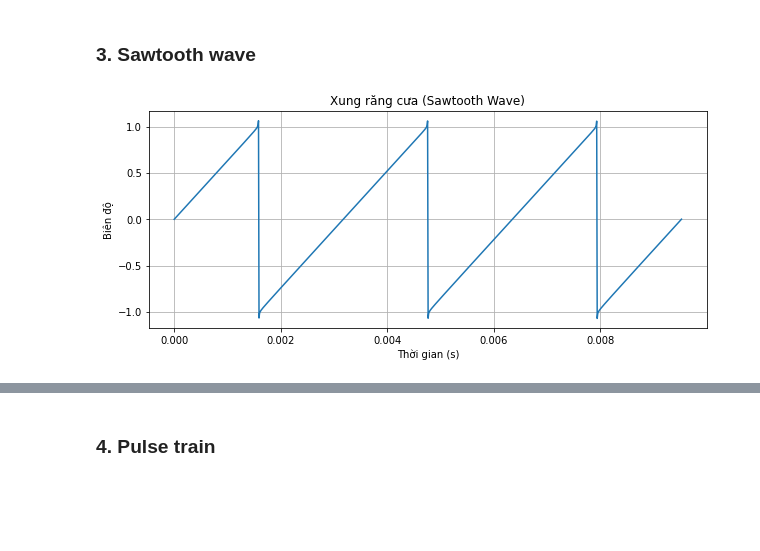
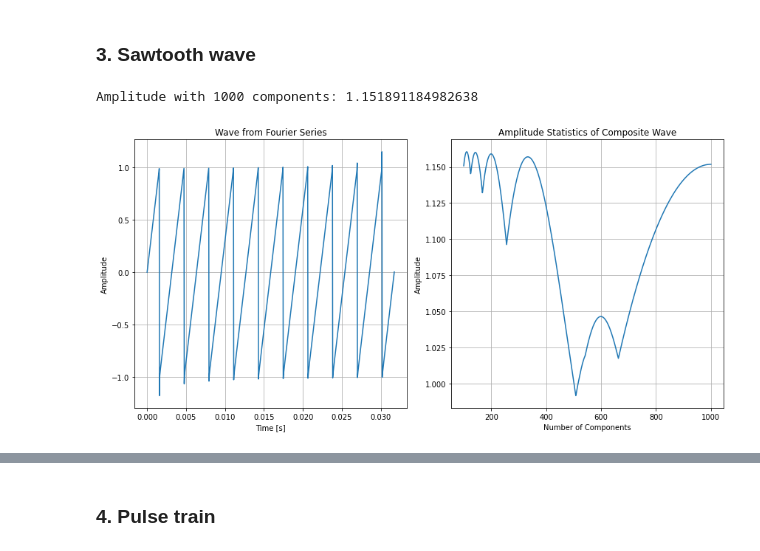
Before and after one commit to lamld203844/biosignal-processing, a Jupyter notebook: midterm-LuuDucLam-20203844.ipynb, the cells around one changed output, grey strips where cells are left out. Saved outputs shown, nothing was run; the diff lists cells and outputs as text; code cells hidden in the pictures; blank space fills up the shorter version.

```diff
--- a/midterm-LuuDucLam-20203844.ipynb
+++ b/midterm-LuuDucLam-20203844.ipynb
@@ -62,7 +62,7 @@ import numpy as np
 import matplotlib.pyplot as plt
 
 ## CONSTANTS
-N = 27 # id
+N = 27 # id number
 
 f = abs(1000 * np.sin( (2 * np.pi / 49) * N)) # Frequency
 phi = 2 * np.pi / N # Phase
@@ -70,7 +70,9 @@ A = 1 # amplitude
 
 
 num_components = 1000  # 1000 component waves
-time = np.linspace(0, 3 * 1/f, 1000)  # 3 period
+sample_rate = 1000 # sample rate
+time_interval = 10 * 1/f
+time = np.linspace(0, time_interval, sample_rate)  # 3 period
 
 print(
     f'\n Amplitude: {A}',
@@ -174,24 +162,14 @@ Biên độ của xung tam giác: 0.9969462151285363
 # %% [markdown]
 ### 3. Sawtooth wave
 # %%
-# Hàm tạo xung răng cưa dựa trên chuỗi Fourier
-def sawtooth_wave(time, f, phi, num_components=1000):
+def sawtooth_wave(time=time, f=f, phi=phi, num_components=1000):
     return (2 / np.pi) * sum(
                             (-1)**(k+1) *
                             np.sin(2 * np.pi * k * f * time + phi * time) / k
                             for k in range(1, num_components+1)
                             )
 
-# Khởi tạo mảng thời gian
-sawtooth1000 = sawtooth_wave(time, f, phi)
-
-# Vẽ xung răng cưa
-plt.figure(figsize=(10, 4))
-plt.plot(time, sawtooth1000)
-plt.title('Xung răng cưa (Sawtooth Wave)')
-plt.xlabel('Thời gian (s)')
-plt.ylabel('Biên độ')
-plt.grid(True)
-plt.show()
+plot_and_stats(sawtooth_wave)
 # %% [output]
+Amplitude with 1000 components: 1.151891184982638
-[figure, old version]
+[figure, new version]
```
Also changed, not shown: parts of 15 cells of this notebook.
